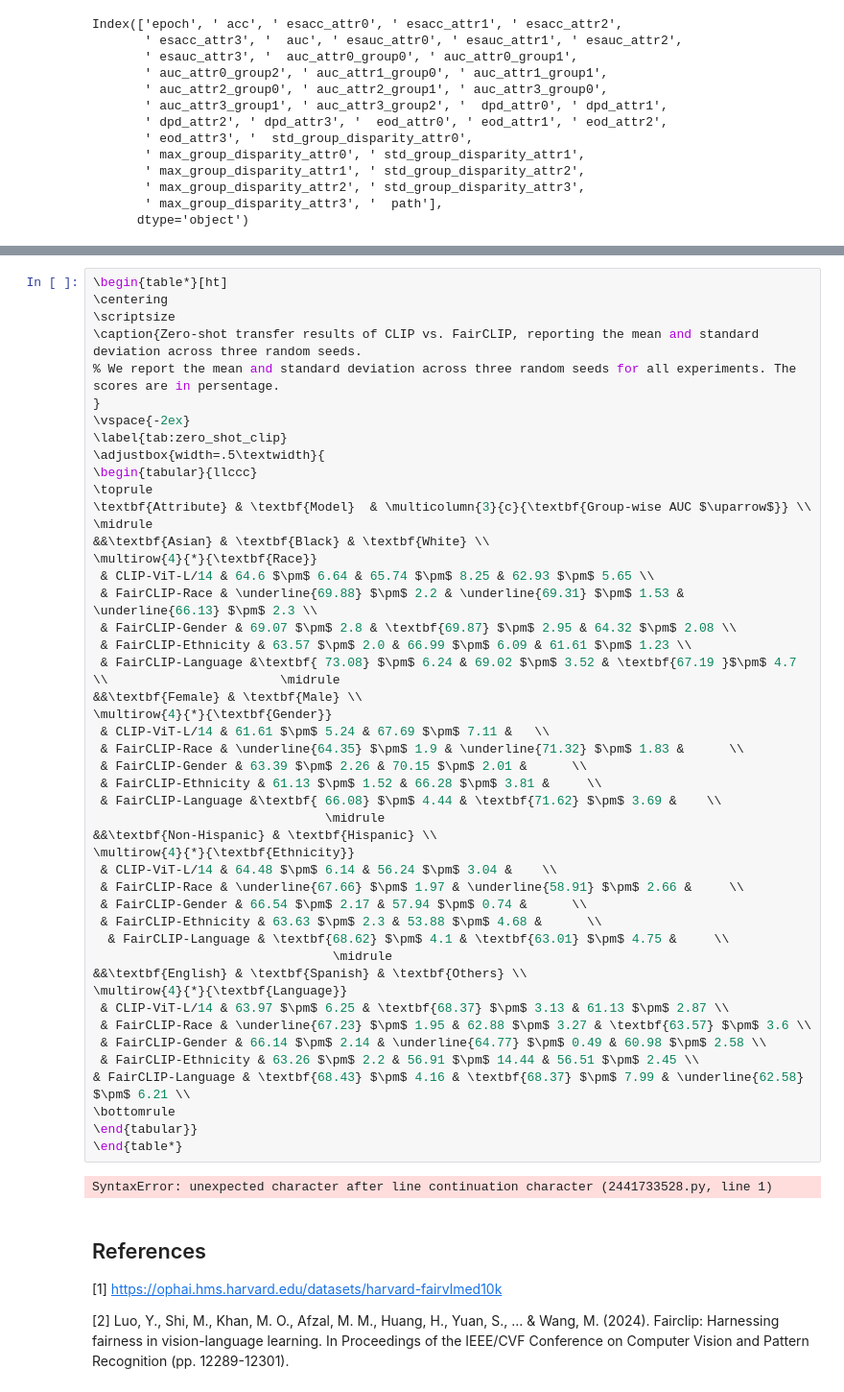
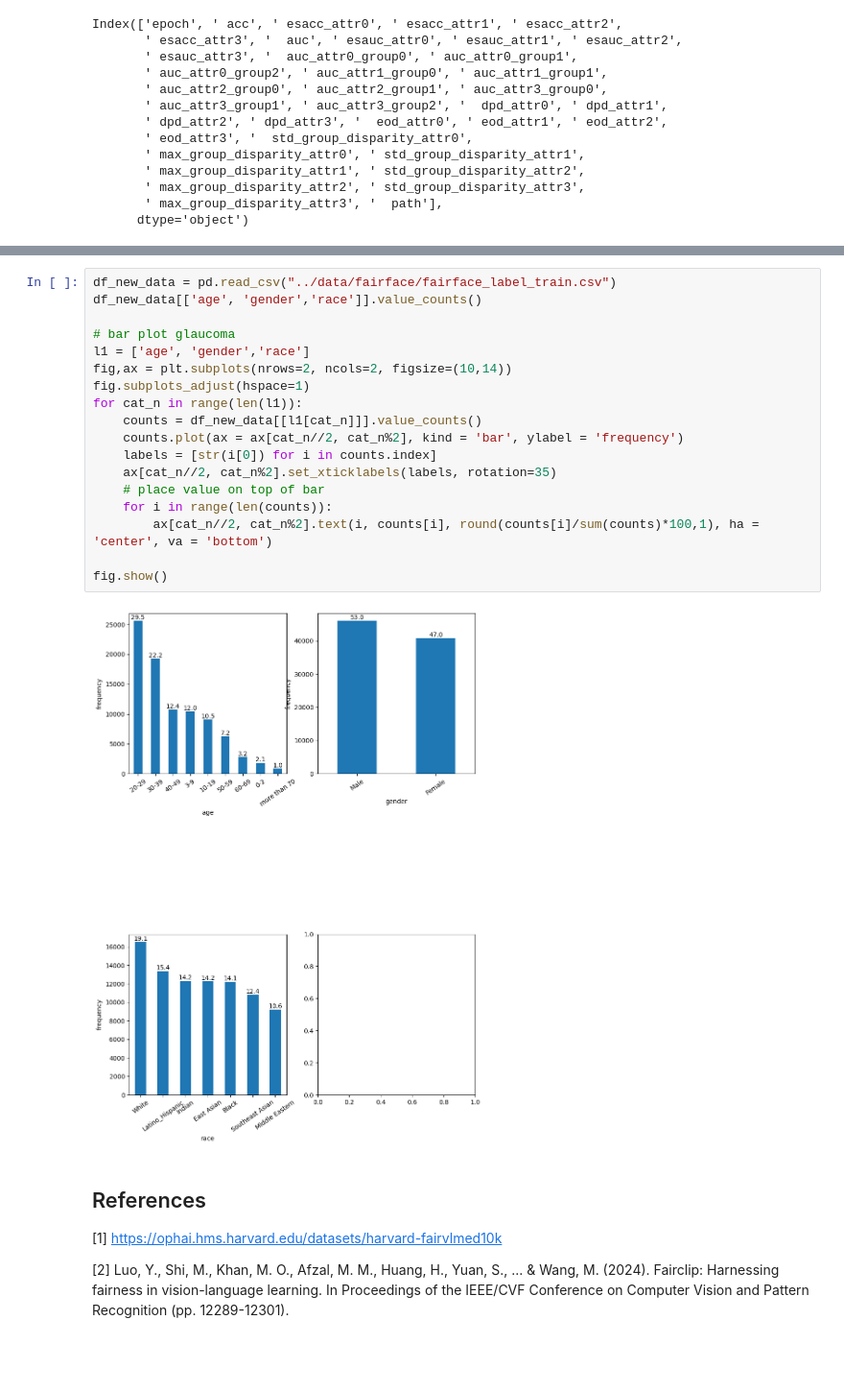
Before and after one commit to stanfris/FairCLIP_Reproducibility, a Jupyter notebook: experiments/showcase.ipynb, the cells around one changed output, grey strips where cells are left out. Shown at 96% size. Saved outputs shown, nothing was run; the diff lists cells and outputs as text; blank space fills up the shorter version.

```diff
--- a/experiments/showcase.ipynb
+++ b/experiments/showcase.ipynb
@@ -261,54 +261,26 @@ display(df_result)
 | 17 | FairCLIP-Finetuned-Language | Gender | 2.826667 | 1.750438 | 6.166667 | 4.347440 | 67.226667 | 3.100134 | 63.503333 | 3.026043 | ... |
 | 18 | FairCLIP-Finetuned-Language | Ethnicity | 5.286667 | 2.655454 | 9.823333 | 5.972523 | 67.226667 | 3.100134 | 60.966667 | 3.219788 | ... |
 | 19 | FairCLIP-Finetuned-Language | Language | 9.406667 | 7.713004 | 13.856667 | 7.939939 | 67.226667 | 3.100134 | 55.933333 | 2.415002 | ... |
-# %%
-\begin{table*}[ht]
-\centering
-\scriptsize
-\caption{Zero-shot transfer results of CLIP vs. FairCLIP, reporting the mean and standard deviation across three random seeds.
-% We report the mean and standard deviation across three random seeds for all experiments. The scores are in persentage.
-}
-\vspace{-2ex}
-\label{tab:zero_shot_clip}
-\adjustbox{width=.5\textwidth}{
-\begin{tabular}{llccc}
-\toprule
-\textbf{Attribute} & \textbf{Model}  & \multicolumn{3}{c}{\textbf{Group-wise AUC $\uparrow$}} \\ \midrule
-&&\textbf{Asian} & \textbf{Black} & \textbf{White} \\
-\multirow{4}{*}{\textbf{Race}}
- & CLIP-ViT-L/14 & 64.6 $\pm$ 6.64 & 65.74 $\pm$ 8.25 & 62.93 $\pm$ 5.65 \\
- & FairCLIP-Race & \underline{69.88} $\pm$ 2.2 & \underline{69.31} $\pm$ 1.53 & \underline{66.13} $\pm$ 2.3 \\
- & FairCLIP-Gender & 69.07 $\pm$ 2.8 & \textbf{69.87} $\pm$ 2.95 & 64.32 $\pm$ 2.08 \\
- & FairCLIP-Ethnicity & 63.57 $\pm$ 2.0 & 66.99 $\pm$ 6.09 & 61.61 $\pm$ 1.23 \\
- & FairCLIP-Language &\textbf{ 73.08} $\pm$ 6.24 & 69.02 $\pm$ 3.52 & \textbf{67.19 }$\pm$ 4.7 \\                       \midrule
-&&\textbf{Female} & \textbf{Male} \\
-\multirow{4}{*}{\textbf{Gender}}
- & CLIP-ViT-L/14 & 61.61 $\pm$ 5.24 & 67.69 $\pm$ 7.11 &   \\
- & FairCLIP-Race & \underline{64.35} $\pm$ 1.9 & \underline{71.32} $\pm$ 1.83 &      \\
- & FairCLIP-Gender & 63.39 $\pm$ 2.26 & 70.15 $\pm$ 2.01 &      \\
- & FairCLIP-Ethnicity & 61.13 $\pm$ 1.52 & 66.28 $\pm$ 3.81 &     \\
- & FairCLIP-Language &\textbf{ 66.08} $\pm$ 4.44 & \textbf{71.62} $\pm$ 3.69 &    \\
-                               \midrule
-&&\textbf{Non-Hispanic} & \textbf{Hispanic} \\
-\multirow{4}{*}{\textbf{Ethnicity}}
- & CLIP-ViT-L/14 & 64.48 $\pm$ 6.14 & 56.24 $\pm$ 3.04 &    \\
- & FairCLIP-Race & \underline{67.66} $\pm$ 1.97 & \underline{58.91} $\pm$ 2.66 &     \\
- & FairCLIP-Gender & 66.54 $\pm$ 2.17 & 57.94 $\pm$ 0.74 &      \\
- & FairCLIP-Ethnicity & 63.63 $\pm$ 2.3 & 53.88 $\pm$ 4.68 &      \\
-  & FairCLIP-Language & \textbf{68.62} $\pm$ 4.1 & \textbf{63.01} $\pm$ 4.75 &     \\
-                                \midrule
-&&\textbf{English} & \textbf{Spanish} & \textbf{Others} \\
-\multirow{4}{*}{\textbf{Language}}
- & CLIP-ViT-L/14 & 63.97 $\pm$ 6.25 & \textbf{68.37} $\pm$ 3.13 & 61.13 $\pm$ 2.87 \\
- & FairCLIP-Race & \underline{67.23} $\pm$ 1.95 & 62.88 $\pm$ 3.27 & \textbf{63.57} $\pm$ 3.6 \\
- & FairCLIP-Gender & 66.14 $\pm$ 2.14 & \underline{64.77} $\pm$ 0.49 & 60.98 $\pm$ 2.58 \\
- & FairCLIP-Ethnicity & 63.26 $\pm$ 2.2 & 56.91 $\pm$ 14.44 & 56.51 $\pm$ 2.45 \\
-& FairCLIP-Language & \textbf{68.43} $\pm$ 4.16 & \textbf{68.37} $\pm$ 7.99 & \underline{62.58} $\pm$ 6.21 \\
-\bottomrule
-\end{tabular}}
-\end{table*}
-# %% [output]
-SyntaxError: unexpected character after line continuation character (2441733528.py, line 1)
+# %%
+df_new_data = pd.read_csv("../data/fairface/fairface_label_train.csv")
+df_new_data[['age', 'gender','race']].value_counts()
+
+# bar plot glaucoma
+l1 = ['age', 'gender','race']
+fig,ax = plt.subplots(nrows=2, ncols=2, figsize=(10,14))
+fig.subplots_adjust(hspace=1)
+for cat_n in range(len(l1)):
+    counts = df_new_data[[l1[cat_n]]].value_counts()
+    counts.plot(ax = ax[cat_n//2, cat_n%2], kind = 'bar', ylabel = 'frequency')
+    labels = [str(i[0]) for i in counts.index]
+    ax[cat_n//2, cat_n%2].set_xticklabels(labels, rotation=35)
+    # place value on top of bar
+    for i in range(len(counts)):
+        ax[cat_n//2, cat_n%2].text(i, counts[i], round(counts[i]/sum(counts)*100,1), ha = 'center', va = 'bottom')
+
+fig.show()
+# %% [output]
+[figure, added]
 # %% [markdown]
 ## References
 <a id="1">[1]</a>
```
